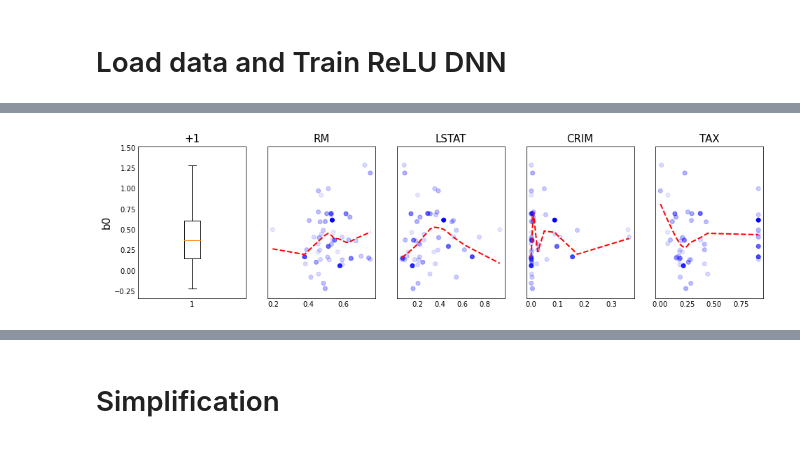
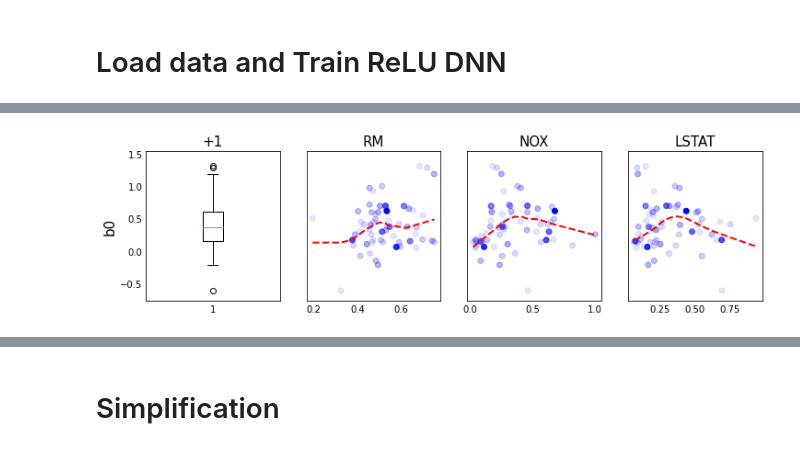
Before and after one commit to SelfExplainML/Aletheia, a Jupyter notebook: examples/BostonHouse.ipynb, the cells around one changed output, grey strips where cells are left out. Drawn from its saved outputs; the diff is of its cells as text; code cells hidden in the pictures.

```diff
--- a/examples/BostonHouse.ipynb
+++ b/examples/BostonHouse.ipynb
@@ -55,4 +128,5 @@ fig = clf.pair_plot([6, 13, 1, 10], nllms=60, offdiagsmooth=True)
 # %%
-fig = clf.intercept_plot(feature_idx=[6, 13, 1, 10], nllms=50, figsize=(16, 4))
+# Intercept plot
+fig = clf.intercept_plot(feature_idx=[6, 5, 13], nllms=60, figsize=(12, 3))
 # %% [output]
-[figure, old version]
+[figure, new version]
```
Also changed, not shown: parts of 40 cells of this notebook, 1 other file.
